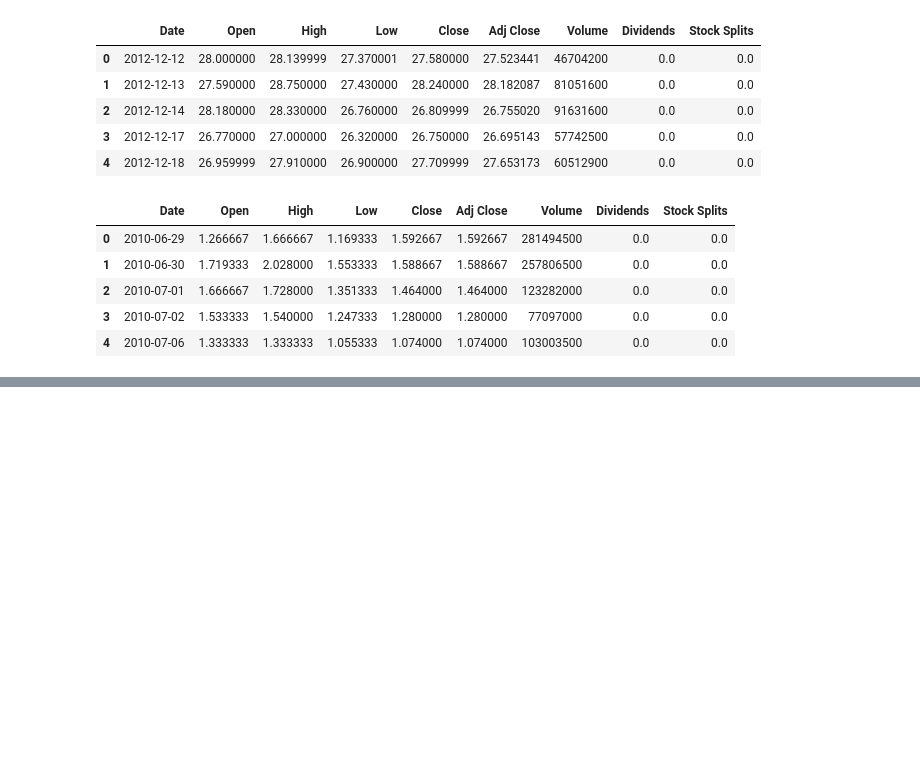
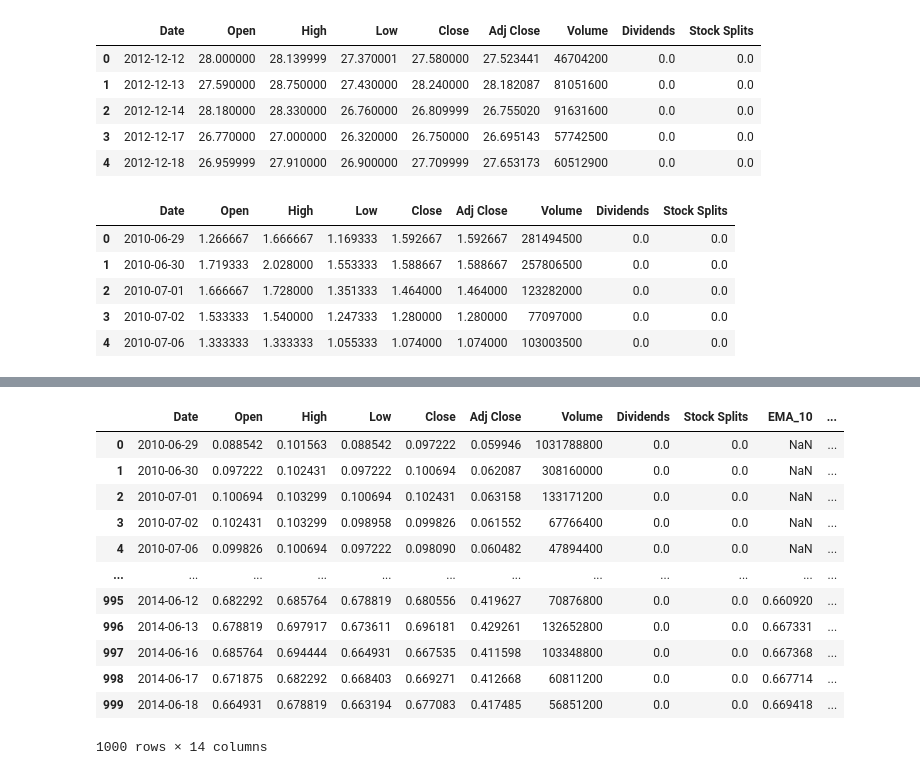
Before and after one commit to yohannesalex/stock-market-predictions, a Jupyter notebook: notebooks/Quantitative analysis.ipynb, the cells around one changed output, grey strips where cells are left out. Saved outputs shown, nothing was run; the diff lists cells and outputs as text; code cells hidden in the pictures; blank space fills up the shorter version.

```diff
--- a/notebooks/Quantitative analysis.ipynb
+++ b/notebooks/Quantitative analysis.ipynb
@@ -73,0 +185,32 @@ tesla_data.head()
+# %%
+# Calculate Moving Averages
+microsoft_data['EMA_10'] = talib.EMA(microsoft_data['Close'], timeperiod=10)  # Exponential Moving Average with a 10-day window
+
+# Calculate RSI (Relative Strength Index)
+microsoft_data['RSI'] = talib.RSI(microsoft_data['Close'], timeperiod=14)  # RSI with a 14-day window
+
+# Calculate MACD (Moving Average Convergence Divergence)
+macd, macd_signal, macd_hist = talib.MACD(
+    microsoft_data['Close'],
+    fastperiod=12,
+    slowperiod=26,
+    signalperiod=9
+)
+microsoft_data['MACD'] = macd
+microsoft_data['MACD_Signal'] = macd_signal
+microsoft_data['MACD_Hist'] = macd_hist
+microsoft_data.head(1000)
+# %% [output]
+|  | Date | Open | High | Low | Close | Adj Close | Volume | Dividends | Stock Splits | EMA_10 | ... |
+| 0 | 2010-06-29 | 0.088542 | 0.101563 | 0.088542 | 0.097222 | 0.059946 | 1031788800 | 0.0 | 0.0 | NaN | ... |
+| 1 | 2010-06-30 | 0.097222 | 0.102431 | 0.097222 | 0.100694 | 0.062087 | 308160000 | 0.0 | 0.0 | NaN | ... |
+| 2 | 2010-07-01 | 0.100694 | 0.103299 | 0.100694 | 0.102431 | 0.063158 | 133171200 | 0.0 | 0.0 | NaN | ... |
+| 3 | 2010-07-02 | 0.102431 | 0.103299 | 0.098958 | 0.099826 | 0.061552 | 67766400 | 0.0 | 0.0 | NaN | ... |
+| 4 | 2010-07-06 | 0.099826 | 0.100694 | 0.097222 | 0.098090 | 0.060482 | 47894400 | 0.0 | 0.0 | NaN | ... |
+| ... | ... | ... | ... | ... | ... | ... | ... | ... | ... | ... | ... |
+| 995 | 2014-06-12 | 0.682292 | 0.685764 | 0.678819 | 0.680556 | 0.419627 | 70876800 | 0.0 | 0.0 | 0.660920 | ... |
+| 996 | 2014-06-13 | 0.678819 | 0.697917 | 0.673611 | 0.696181 | 0.429261 | 132652800 | 0.0 | 0.0 | 0.667331 | ... |
+| 997 | 2014-06-16 | 0.685764 | 0.694444 | 0.664931 | 0.667535 | 0.411598 | 103348800 | 0.0 | 0.0 | 0.667368 | ... |
+| 998 | 2014-06-17 | 0.671875 | 0.682292 | 0.668403 | 0.669271 | 0.412668 | 60811200 | 0.0 | 0.0 | 0.667714 | ... |
+| 999 | 2014-06-18 | 0.664931 | 0.678819 | 0.663194 | 0.677083 | 0.417485 | 56851200 | 0.0 | 0.0 | 0.669418 | ... |
+1000 rows × 14 columns
```
Also changed, not shown: parts of 9 cells of this notebook, 1 other file.
